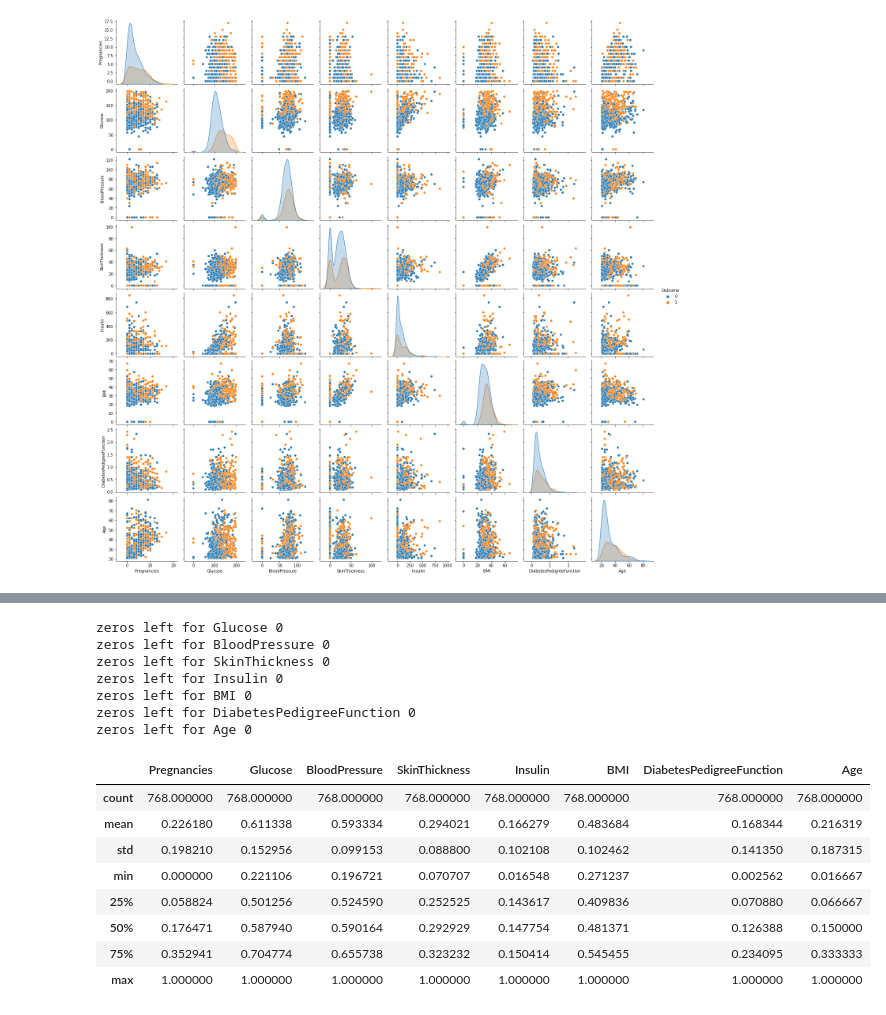
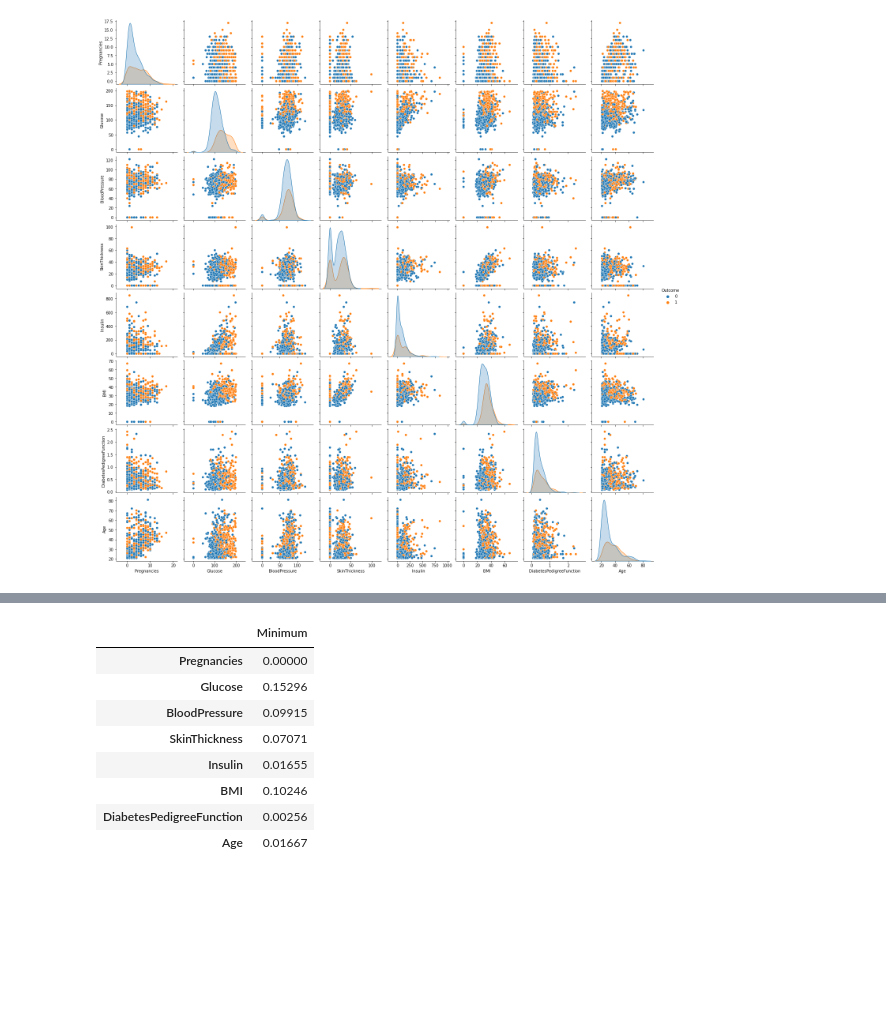
Before and after one commit to jzangg/ECS_171_Final_Project, a Jupyter notebook: ECS171_Data_Exploration.ipynb, the cells around one changed output, grey strips where cells are left out. Drawn from its saved outputs; the diff is of its cells as text; code cells hidden in the pictures; blank space fills up the shorter version.

```diff
--- a/ECS171_Data_Exploration.ipynb
+++ b/ECS171_Data_Exploration.ipynb
@@ -59,10 +52,19 @@ from scipy.stats import shapiro
 scaler = MinMaxScaler()
 diabetes_norm_df = pd.DataFrame(scaler.fit_transform(df_no_class), columns=df_no_class.columns)
 
+
 # For each column in the dataframe, perform the Shapiro-Wilks test and output the p value. If p < 0.05, we reject the null hypothesis &
-# the data follows a normal distribution. Success!
+# the data follows a normal distribution.
+p_values = []
+passes = []
 for col in diabetes_norm_df:
-  print("The p value for " + str(col) + " is " + str(round((shapiro(diabetes_norm_df[col]).pvalue), 2)))
+  p_val = round((shapiro(diabetes_norm_df[col]).pvalue), 2)
+  p_values.append(p_val)
+  passes.append('Pass' if p_val < 0.05 else 'Does not Pass')
 
-diabetes_norm_df
+p_value_df = pd.DataFrame({"Feature": diabetes_norm_df.columns, "P-Value": p_values, "Shapiro-Wilks Test" : passes})
+
+# Success!
+display(p_value_df)
+display(diabetes_norm_df)
 # %% [output]
@@ -90,10 +93,13 @@ The p value for Age is 0.0
 # %%
-# print number of zeros per column
+# print number of zeros per colums
 
+zero_occurence_list = []
 for col in diabetes_norm_df:
   zero_occurences = len(diabetes_norm_df[diabetes_norm_df[col] == float(0)][col])
   percent = round(((zero_occurences/768) * 100), 2)
+  zero_occurence_list.append(zero_occurences)
 
-  print(str(col) + " has " + str(zero_occurences) + " occurences of the 0 value.")
-  print(str(col) + " has " + str(percent) + "% occurences of the 0 value. \n")
+zero_oc = pd.DataFrame({"Feature": diabetes_norm_df.columns, "Number of Zeros": zero_occurence_list, })
+
+zero_oc
 # %% [output]
@@ -117,34 +115,28 @@ Age has 8.2% occurences of the 0 value.
 # %%
-# replace all 0 values with the median
+# replace all 0 values with the median, pregnancies are exempt because a 0 value is logically allowed
 
 diabetes_cleaned = pd.DataFrame()
 diabetes_cleaned = diabetes_norm_df.copy()
 
 for col in diabetes_cleaned:
   if (col == "Pregnancies"):
     continue
 
   col_no_zero = diabetes_cleaned[diabetes_cleaned[col] != float(0)][col]
   median = col_no_zero.median()
   diabetes_cleaned.loc[diabetes_cleaned[col] == float(0), col] = median
 
-  print("zeros left for", col, len(diabetes_cleaned[diabetes_cleaned[col] == 0][col]))
+min_vals = round(diabetes_cleaned.describe().min(), 5)
+mins = pd.DataFrame({"Minimum": min_vals,})
 
-diabetes_cleaned.describe()
+mins
 # %% [output]
-zeros left for Glucose 0
-zeros left for BloodPressure 0
-zeros left for SkinThickness 0
-zeros left for Insulin 0
-zeros left for BMI 0
-zeros left for DiabetesPedigreeFunction 0
-zeros left for Age 0
-|  | Pregnancies | Glucose | BloodPressure | SkinThickness | Insulin | BMI | DiabetesPedigreeFunction | Age |
-| count | 768.000000 | 768.000000 | 768.000000 | 768.000000 | 768.000000 | 768.000000 | 768.000000 | 768.000000 |
-| mean | 0.226180 | 0.611338 | 0.593334 | 0.294021 | 0.166279 | 0.483684 | 0.168344 | 0.216319 |
-| std | 0.198210 | 0.152956 | 0.099153 | 0.088800 | 0.102108 | 0.102462 | 0.141350 | 0.187315 |
-| min | 0.000000 | 0.221106 | 0.196721 | 0.070707 | 0.016548 | 0.271237 | 0.002562 | 0.016667 |
-| 25% | 0.058824 | 0.501256 | 0.524590 | 0.252525 | 0.143617 | 0.409836 | 0.070880 | 0.066667 |
-| 50% | 0.176471 | 0.587940 | 0.590164 | 0.292929 | 0.147754 | 0.481371 | 0.126388 | 0.150000 |
-| 75% | 0.352941 | 0.704774 | 0.655738 | 0.323232 | 0.150414 | 0.545455 | 0.234095 | 0.333333 |
-| max | 1.000000 | 1.000000 | 1.000000 | 1.000000 | 1.000000 | 1.000000 | 1.000000 | 1.000000 |
+|  | Minimum |
+| Pregnancies | 0.00000 |
+| Glucose | 0.15296 |
+| BloodPressure | 0.09915 |
+| SkinThickness | 0.07071 |
+| Insulin | 0.01655 |
+| BMI | 0.10246 |
+| DiabetesPedigreeFunction | 0.00256 |
+| Age | 0.01667 |
```
Also changed, not shown: parts of 3 cells of this notebook.
